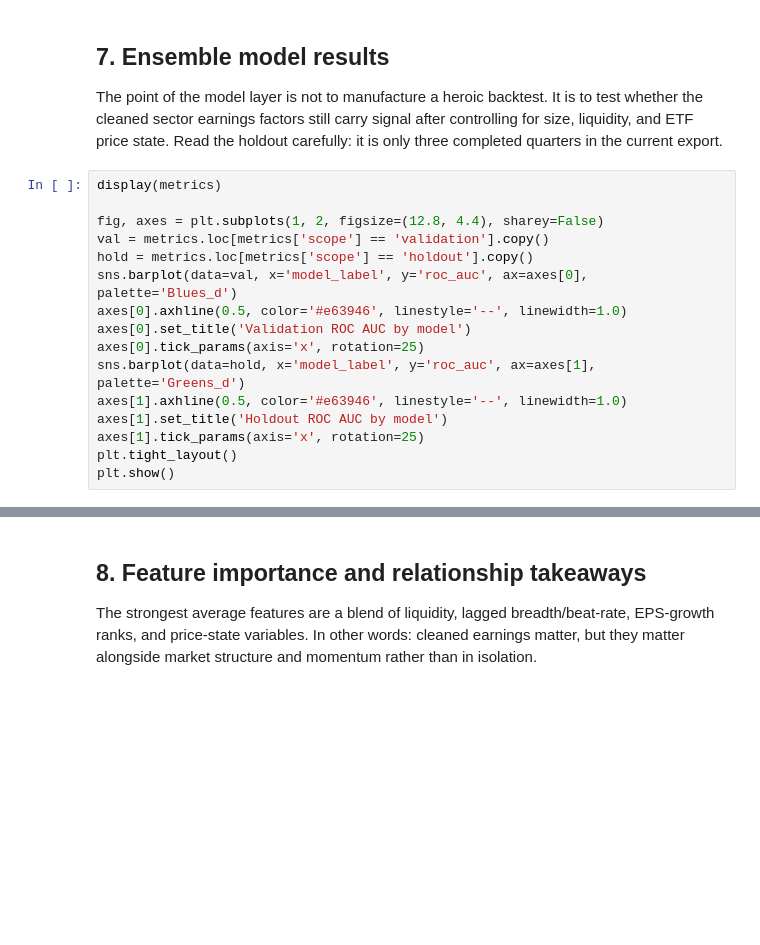
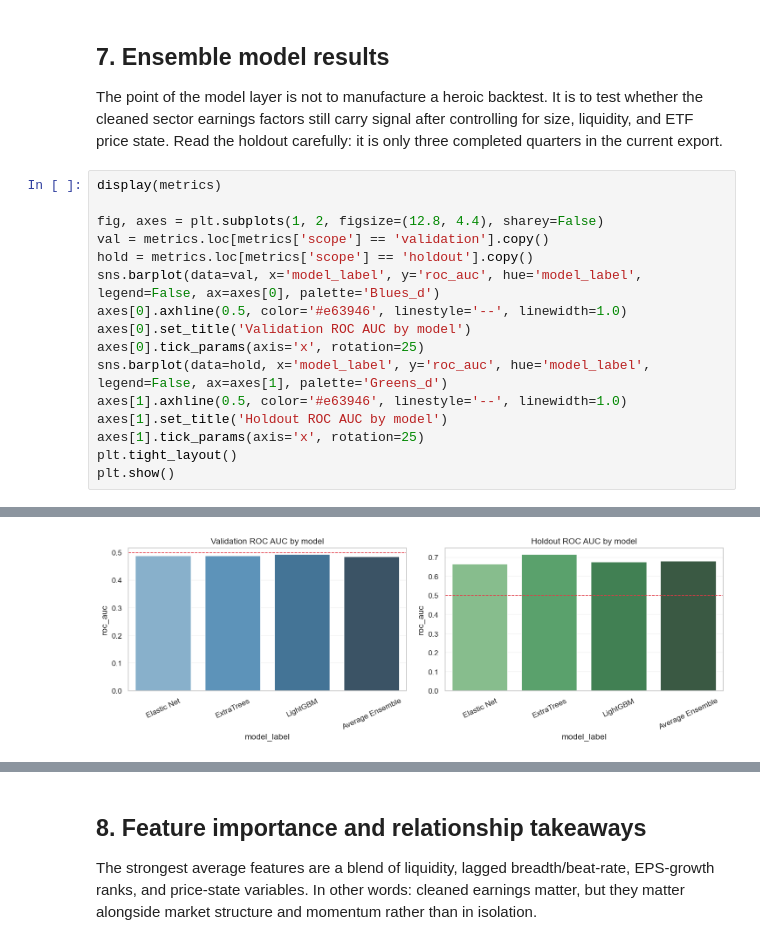
Before and after one commit to tim7en/price_action, a Jupyter notebook: notebooks/sector_fundamentals_research.ipynb, the cells around one changed output, grey strips where cells are left out. Drawn from its saved outputs; the diff is of its cells as text; blank space fills up the shorter version.

```diff
--- a/notebooks/sector_fundamentals_research.ipynb
+++ b/notebooks/sector_fundamentals_research.ipynb
@@ -328,13 +355,14 @@ display(metrics)
 fig, axes = plt.subplots(1, 2, figsize=(12.8, 4.4), sharey=False)
 val = metrics.loc[metrics['scope'] == 'validation'].copy()
 hold = metrics.loc[metrics['scope'] == 'holdout'].copy()
-sns.barplot(data=val, x='model_label', y='roc_auc', ax=axes[0], palette='Blues_d')
+sns.barplot(data=val, x='model_label', y='roc_auc', hue='model_label', legend=False, ax=axes[0], palette='Blues_d')
 axes[0].axhline(0.5, color='#e63946', linestyle='--', linewidth=1.0)
 axes[0].set_title('Validation ROC AUC by model')
 axes[0].tick_params(axis='x', rotation=25)
-sns.barplot(data=hold, x='model_label', y='roc_auc', ax=axes[1], palette='Greens_d')
+sns.barplot(data=hold, x='model_label', y='roc_auc', hue='model_label', legend=False, ax=axes[1], palette='Greens_d')
 axes[1].axhline(0.5, color='#e63946', linestyle='--', linewidth=1.0)
 axes[1].set_title('Holdout ROC AUC by model')
 axes[1].tick_params(axis='x', rotation=25)
 plt.tight_layout()
 plt.show()
+# %% [output]
@@ -341,3 +378,4 @@ plt.show()
+[figure, added]
 # %%
 fig, axes = plt.subplots(1, 2, figsize=(13.2, 4.4))
 axes[0].plot(validation_strategy['quarter_end_date'], validation_strategy['portfolio_equity'], label='Top-3 sector basket', color='#1d3557', linewidth=2.0)
```
Also changed, not shown: parts of 6 cells of this notebook, 1 other file.
